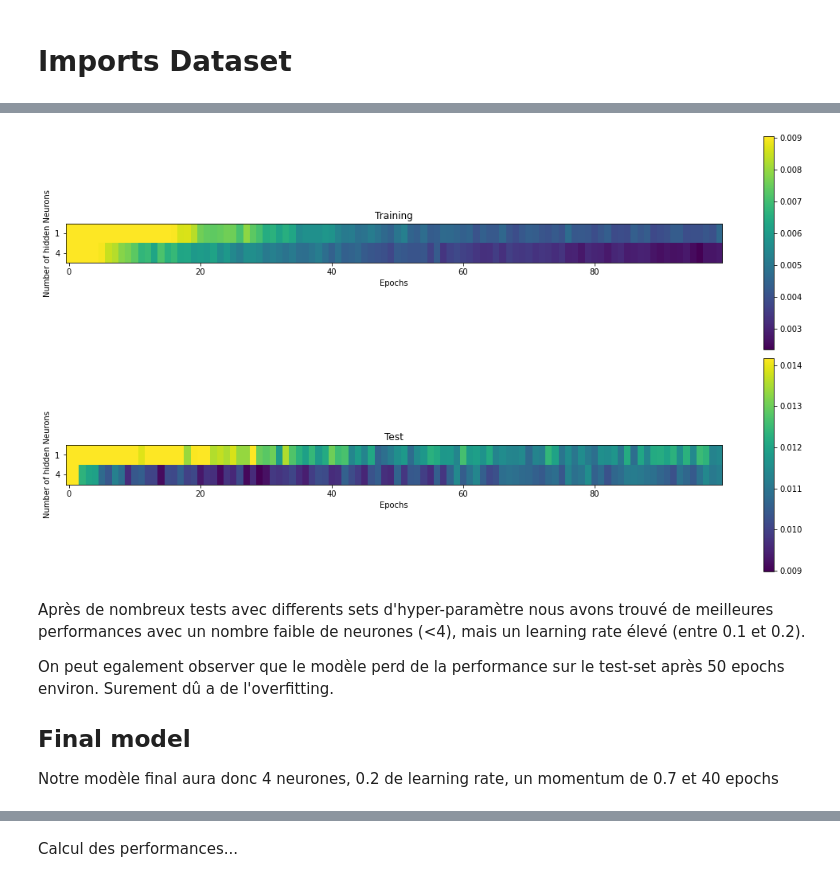
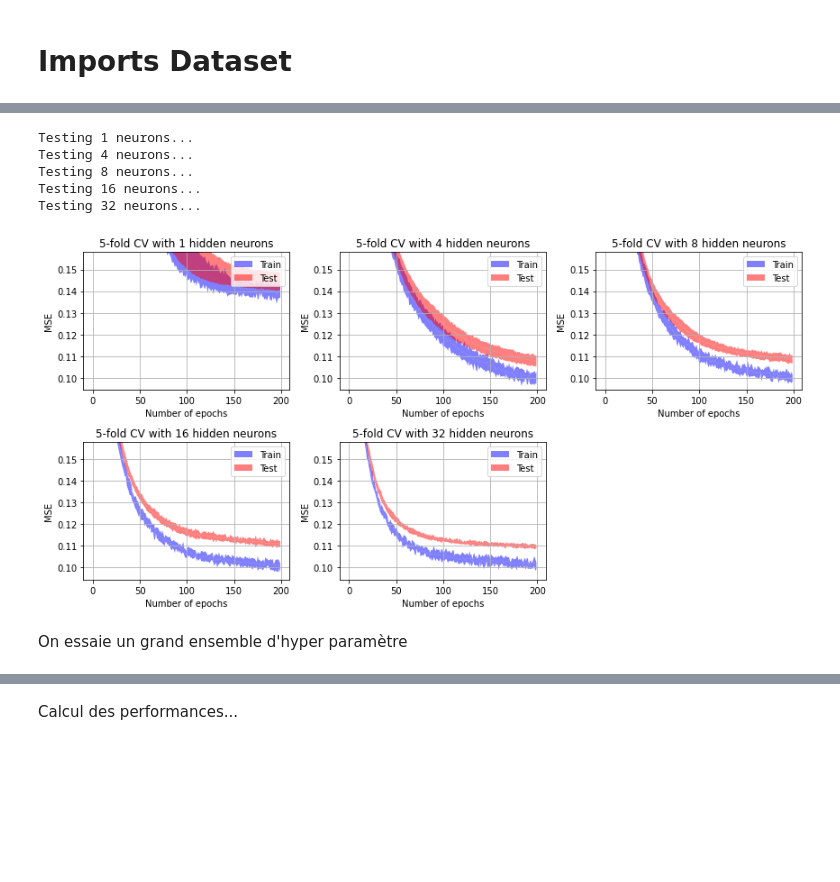
Before and after one commit to Nelson-Jnrnd/ARN_L3, a Jupyter notebook: notebooks/experience_2.ipynb, the cells around one changed output, grey strips where cells are left out. Cells and saved outputs as stored; diff of their text form; code cells hidden in the pictures; blank space fills up the shorter version.

```diff
--- a/notebooks/experience_2.ipynb
+++ b/notebooks/experience_2.ipynb
@@ -134,10 +209 @@ Un learning rate de 0.001 et un momentum de 0.5 donne des résultats qui semblen
-# %%
-K = 5
-N_TESTS = 10
-
-N_INITS = 10
-EPOCHS = 100
-N_NEURONS = [1, 4]
-LEARNING_RATE = 0.2
-MOMENTUM = 0.7
 # %%
@@ -216,27 +256,22 @@ pl.tight_layout()
-# %%
-pl.figure(figsize=(15,8))
-pl.subplot(2,1,1)
-pl.imshow(MSE_train_mean, vmin=np.min(MSE_train_mean), vmax=np.percentile(MSE_train_mean, 90), aspect=3, interpolation='nearest')
-pl.yticks(np.arange(len(N_NEURONS)), N_NEURONS)
-pl.xlabel('Epochs')
-pl.ylabel('Number of hidden Neurons')
-pl.title('Training')
-pl.colorbar()
-pl.subplot(2,1,2)
-pl.imshow(MSE_test_mean, vmin=np.min(MSE_test_mean), vmax=np.percentile(MSE_test_mean, 90), aspect=3, interpolation='nearest')
-pl.yticks(np.arange(len(N_NEURONS)), N_NEURONS)
-pl.xlabel('Epochs')
-pl.ylabel('Number of hidden Neurons')
-pl.title('Test')
-pl.colorbar()
-pl.tight_layout()
-# %% [output]
-[figure, removed]
-# %% [markdown]
-Après de nombreux tests avec differents sets d'hyper-paramètre nous avons trouvé de meilleures performances avec un nombre faible de neurones (<4), mais un learning rate élevé (entre 0.1 et 0.2).
-
-On peut egalement observer que le modèle perd de la performance sur le test-set après 50 epochs environ. Surement dû a de l'overfitting.
-
-## Final model
-
-Notre modèle final aura donc 4 neurones, 0.2 de learning rate, un momentum de 0.7 et 40 epochs
+# %%
+K = 5
+N_TESTS = 10
+
+# Hyper parameters...
+N_INITS = 10
+EPOCHS = 200
+N_NEURONS = [1, 4, 8, 16, 32]
+LEARNING_RATE = 0.001
+MOMENTUM = 0.5
+
+MSE_train, MSE_test = train_model(df_mfcc.to_numpy(), K, N_TESTS, N_INITS, EPOCHS, N_NEURONS, LEARNING_RATE, MOMENTUM)
+plot_model_perf(MSE_train, MSE_test, N_NEURONS, 'perf_epoch_' + str(EPOCHS) + '_lr_' + str(LEARNING_RATE) + '_m_'+ str(MOMENTUM))
+# %% [output]
+Testing 1 neurons...
+Testing 4 neurons...
+Testing 8 neurons...
+Testing 16 neurons...
+Testing 32 neurons...
+[figure, added]
+# %% [markdown]
+On essaie un grand ensemble d'hyper paramètre
```
Also changed, not shown: parts of 38 cells of this notebook, 5 other files.
